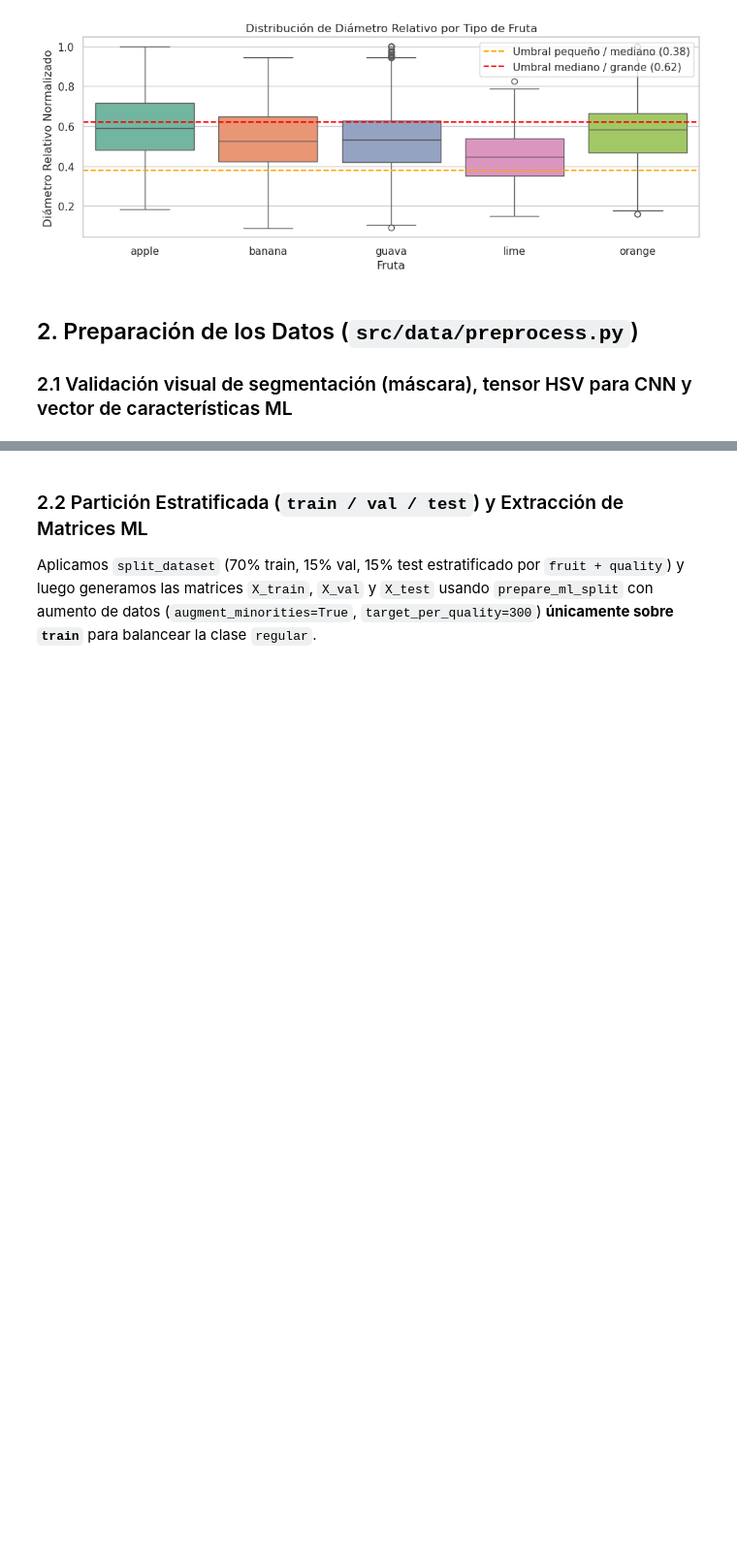
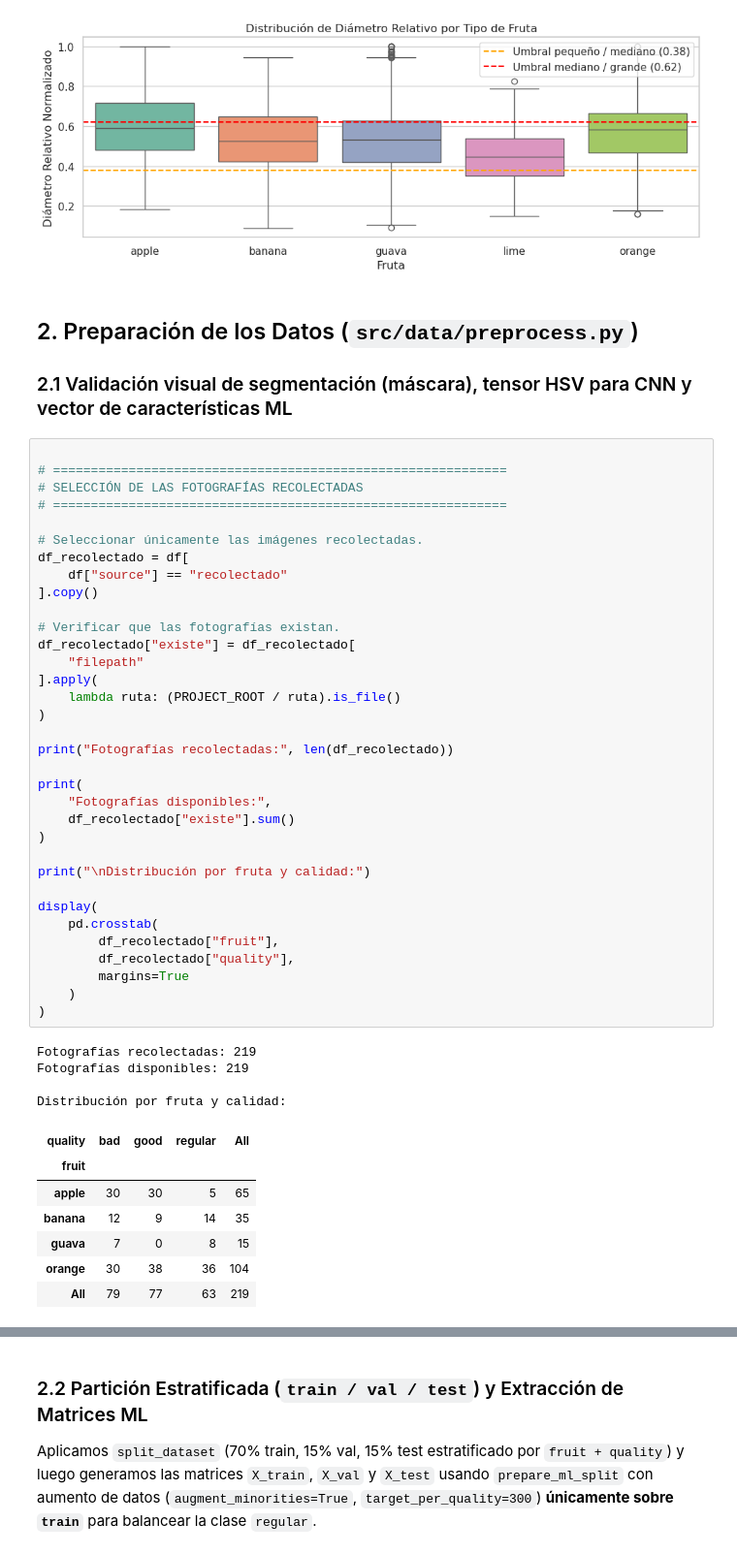
Before and after one commit to DiDi7T/ProyectoFinalAPO3, a Jupyter notebook: notebooks/01_eda_preprocesamiento.ipynb, the cells around one changed output, grey strips where cells are left out. Shown at 97% size. Cells and saved outputs as stored; diff of their text form; blank space fills up the shorter version.

```diff
--- a/notebooks/01_eda_preprocesamiento.ipynb
+++ b/notebooks/01_eda_preprocesamiento.ipynb
@@ -128,6 +159,52 @@ plt.show()
 # %% [markdown]
 ## 2. Preparación de los Datos (`src/data/preprocess.py`)
 ### 2.1 Validación visual de segmentación (máscara), tensor HSV para CNN y vector de características ML
+# %%
+
+# ============================================================
+# SELECCIÓN DE LAS FOTOGRAFÍAS RECOLECTADAS
+# ============================================================
+
+# Seleccionar únicamente las imágenes recolectadas.
+df_recolectado = df[
+    df["source"] == "recolectado"
+].copy()
+
+# Verificar que las fotografías existan.
+df_recolectado["existe"] = df_recolectado[
+    "filepath"
+].apply(
+    lambda ruta: (PROJECT_ROOT / ruta).is_file()
+)
+
+print("Fotografías recolectadas:", len(df_recolectado))
+
+print(
+    "Fotografías disponibles:",
+    df_recolectado["existe"].sum()
+)
+
+print("\nDistribución por fruta y calidad:")
+
+display(
+    pd.crosstab(
+        df_recolectado["fruit"],
+        df_recolectado["quality"],
+        margins=True
+    )
+)
+# %% [output]
+Fotografías recolectadas: 219
+Fotografías disponibles: 219
+
+Distribución por fruta y calidad:
+| quality | bad | good | regular | All |
+| fruit |  |  |  |  |
+| apple | 30 | 30 | 5 | 65 |
+| banana | 12 | 9 | 14 | 35 |
+| guava | 7 | 0 | 8 | 15 |
+| orange | 30 | 38 | 36 | 104 |
+| All | 79 | 77 | 63 | 219 |
 # %%
 fig, axes = plt.subplots(3, 3, figsize=(12, 11))
 
```
Also changed, not shown: parts of 6 cells of this notebook, 3 other files.
